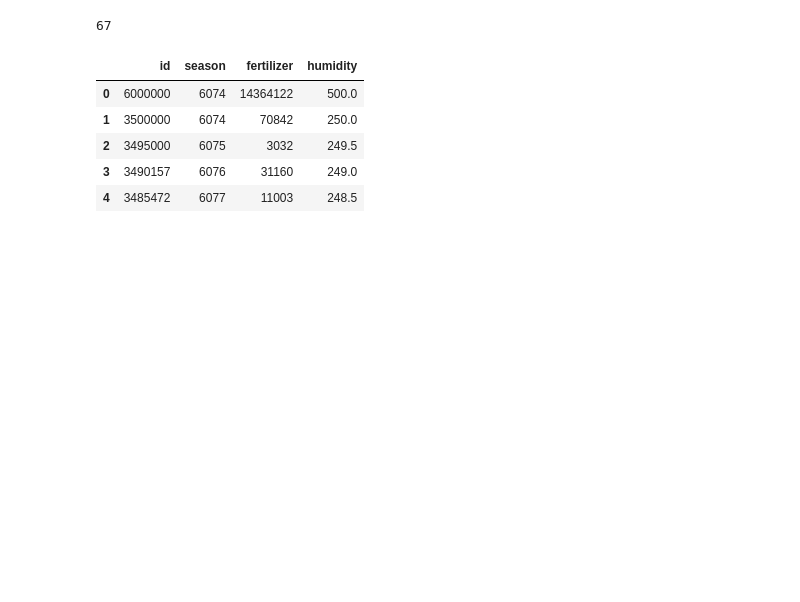
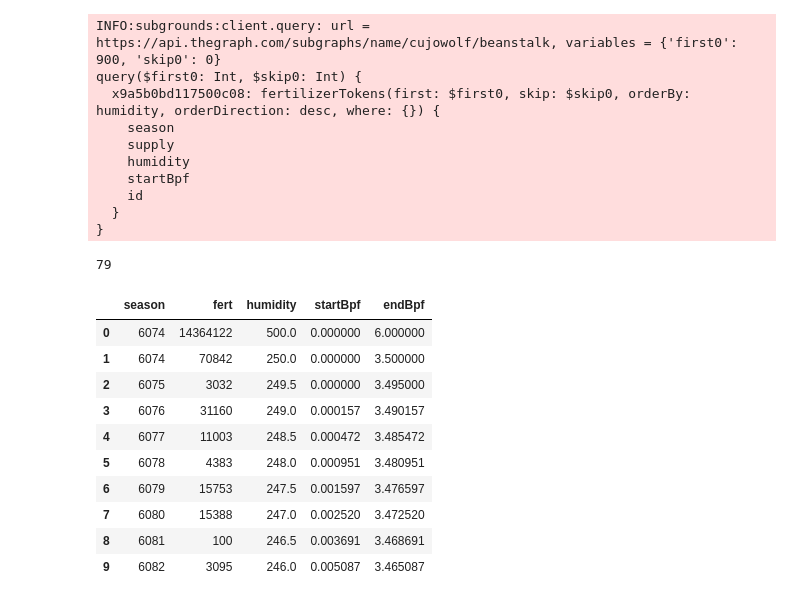
Before and after one commit to BeanstalkFarms/Beanstalk-Analytics, a Jupyter notebook: Fertilizer.ipynb, the cells around one changed output. Saved outputs shown, nothing was run; the diff lists cells and outputs as text; code cells hidden in the pictures; blank space fills up the shorter version.

```diff
--- a/Fertilizer.ipynb
+++ b/Fertilizer.ipynb
@@ -41,26 +130,52 @@ def ddf(df):
 # %%
-fert_tokens = bs.Query.fertilizerTokens(first=10000, orderBy="humidity", orderDirection="desc")
-
+# bs.FertilizerToken.sprouts = (
+#     bs.FertilizerToken.supply * (bs.FertilizerToken.humidity + 100) / 100
+# )
+bs.FertilizerToken.fert = bs.FertilizerToken.supply
+bs.FertilizerToken.endBpf = SyntheticField(
+  lambda _id: float(_id) / 1e6,
+  SyntheticField.FLOAT,
+  bs.FertilizerToken.id,
+)
+fert_tokens = bs.Query.fertilizerTokens(
+    first=10000,
+    orderBy="humidity",
+    orderDirection="desc"
+)
 df_fert_tokens_raw = sg.query_df(
     [
-        fert_tokens.id,
         fert_tokens.season,
-        fert_tokens.supply,
+        fert_tokens.fert,
         fert_tokens.humidity,
+        fert_tokens.startBpf,
+        fert_tokens.endBpf,
     ],
     pagination_strategy=ShallowStrategy
 )
+df_fert_tokens_raw = remove_prefix(df_fert_tokens_raw, "fertilizerTokens_")
+df_fert_tokens_raw['startBpf'] /= 1e6
+print(len(df_fert_tokens_raw))
+df_fert_tokens_raw.head(10)
+# %% [output]
+INFO:subgrounds:client.query: url = https://api.thegraph.com/subgraphs/name/cujowolf/beanstalk, variables = {'first0': 900, 'skip0': 0}
+query($first0: Int, $skip0: Int) {
+  x9a5b0bd117500c08: fertilizerTokens(first: $first0, skip: $skip0, orderBy: humidity, orderDirection: desc, where: {}) {
+    season
+    supply
+    humidity
+    startBpf
+    id
+  }
+}
+79
+|  | season | fert | humidity | startBpf | endBpf |
+| 0 | 6074 | 14364122 | 500.0 | 0.000000 | 6.000000 |
+| 1 | 6074 | 70842 | 250.0 | 0.000000 | 3.500000 |
+| 2 | 6075 | 3032 | 249.5 | 0.000000 | 3.495000 |
+| 3 | 6076 | 31160 | 249.0 | 0.000157 | 3.490157 |
+| 4 | 6077 | 11003 | 248.5 | 0.000472 | 3.485472 |
+| 5 | 6078 | 4383 | 248.0 | 0.000951 | 3.480951 |
+| 6 | 6079 | 15753 | 247.5 | 0.001597 | 3.476597 |
+| 7 | 6080 | 15388 | 247.0 | 0.002520 | 3.472520 |
+| 8 | 6081 | 100 | 246.5 | 0.003691 | 3.468691 |
+| 9 | 6082 | 3095 | 246.0 | 0.005087 | 3.465087 |
-# %%
-df_ftokens = df_fert_tokens_raw.copy()
-df_ftokens = remove_prefix(df_ftokens, "fertilizerTokens_")
-df_ftokens = df_ftokens.rename(columns=dict(supply="fertilizer"))
-print(len(df_ftokens))
-df_ftokens.head()
-# %% [output]
-67
-|  | id | season | fertilizer | humidity |
-| 0 | 6000000 | 6074 | 14364122 | 500.0 |
-| 1 | 3500000 | 6074 | 70842 | 250.0 |
-| 2 | 3495000 | 6075 | 3032 | 249.5 |
-| 3 | 3490157 | 6076 | 31160 | 249.0 |
-| 4 | 3485472 | 6077 | 11003 | 248.5 |
```
Also changed, not shown: parts of 12 cells of this notebook, 3 other files.
